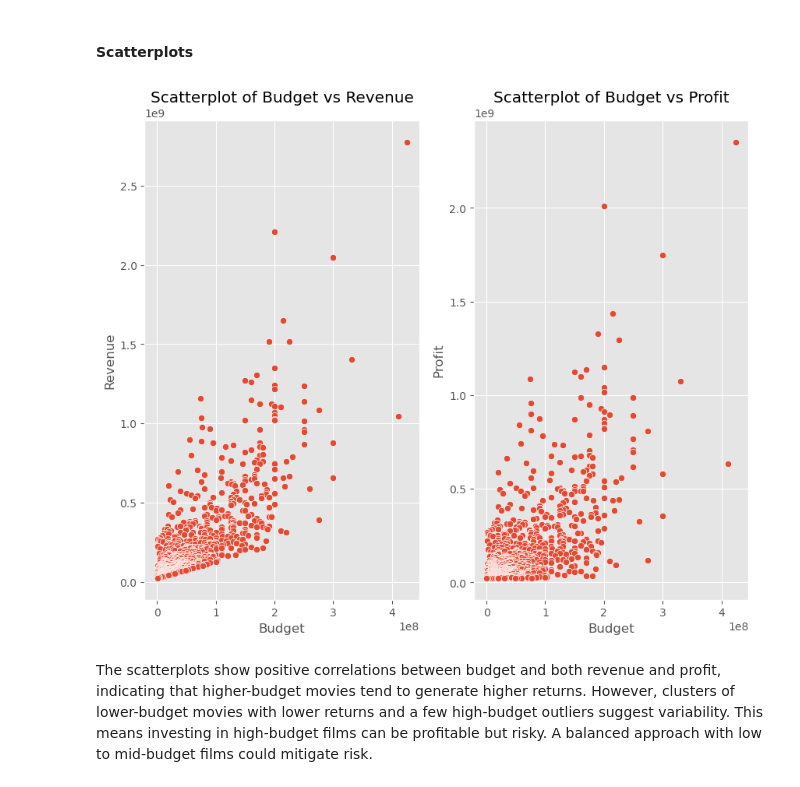
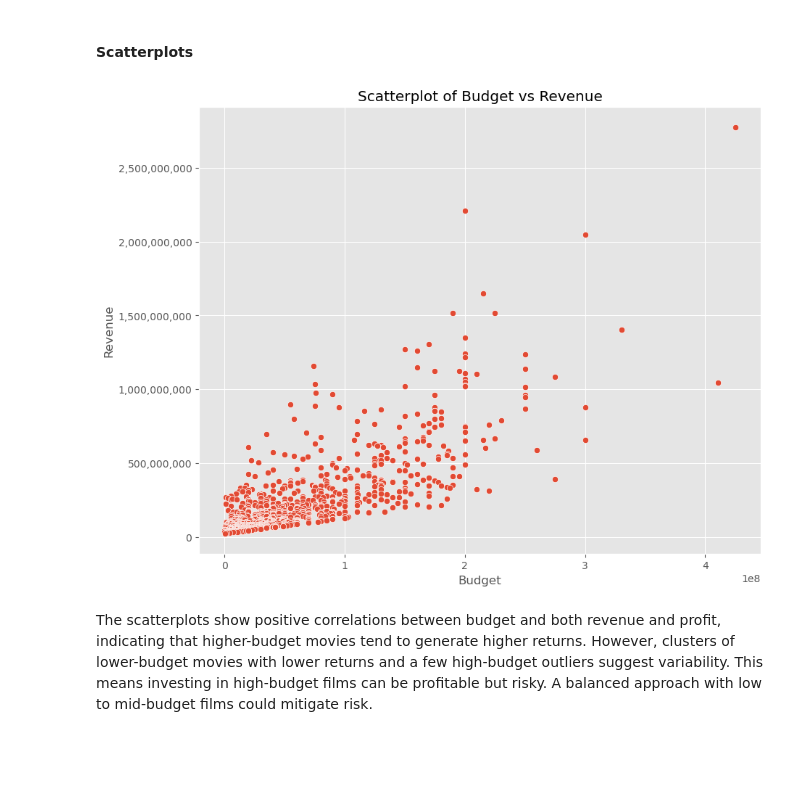
Before and after one commit to mrhussaink7/new-films-movie-data, a Jupyter notebook: index.ipynb, the cells around one changed output. Drawn from its saved outputs; the diff is of its cells as text; code cells hidden in the pictures; blank space fills up the shorter version.

```diff
--- a/index.ipynb
+++ b/index.ipynb
@@ -607,22 +629,18 @@ df
 #### Scatterplots
 # %%
 def visualize_df_scatter():
-    fig, (ax1, ax2) = plt.subplots(1,2, figsize=(10,8))
-    sns.scatterplot(data=df, x='budget', y='revenue', ax=ax1)
-    ax1.set_title('Scatterplot of Budget vs Revenue')
-    ax1.set_xlabel('Budget')
-    ax1.set_ylabel('Revenue')
-
-    sns.scatterplot(data=df, x='budget', y='profit', ax=ax2)
-    ax2.set_title('Scatterplot of Budget vs Profit')
-    ax2.set_xlabel('Budget')
-    ax2.set_ylabel('Profit')
-
+    fig, ax = plt.subplots(figsize=(10,8))
+    sns.scatterplot(data=df, x='budget', y='revenue')
+    plt.title('Scatterplot of Budget vs Revenue')
+    plt.xlabel('Budget')
+    plt.ylabel('Revenue')
+    formatter = FuncFormatter(custom_formatter)
+    plt.gca().yaxis.set_major_formatter(formatter)
     plt.show()
 
 visualize_df_scatter()
 # %% [output]
-[figure, old version]
+[figure, new version]
 # %% [markdown]
 The scatterplots show positive correlations between budget and both revenue and profit, indicating that higher-budget movies tend to generate higher returns. However, clusters of lower-budget movies with lower returns and a few high-budget outliers suggest variability. This means investing in high-budget films can be profitable but risky. A balanced approach with low to mid-budget films could mitigate risk.
 # %% [markdown]
```
Also changed, not shown: parts of 16 cells of this notebook.
